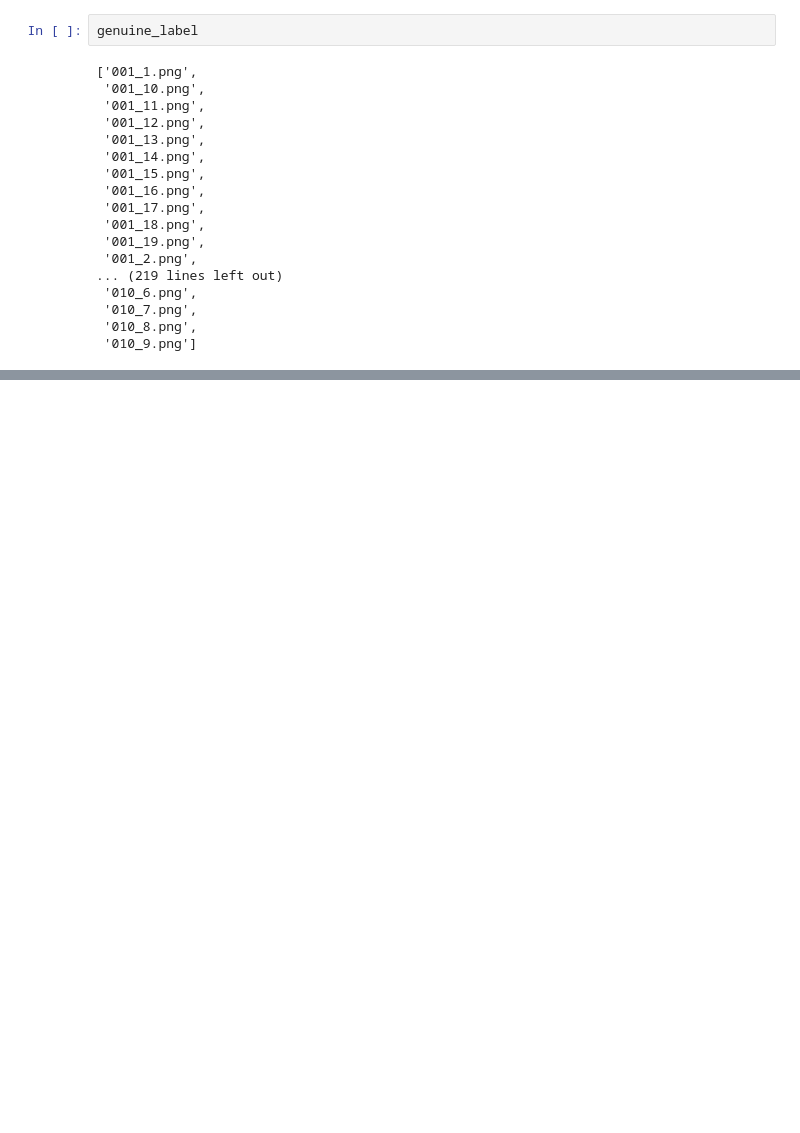
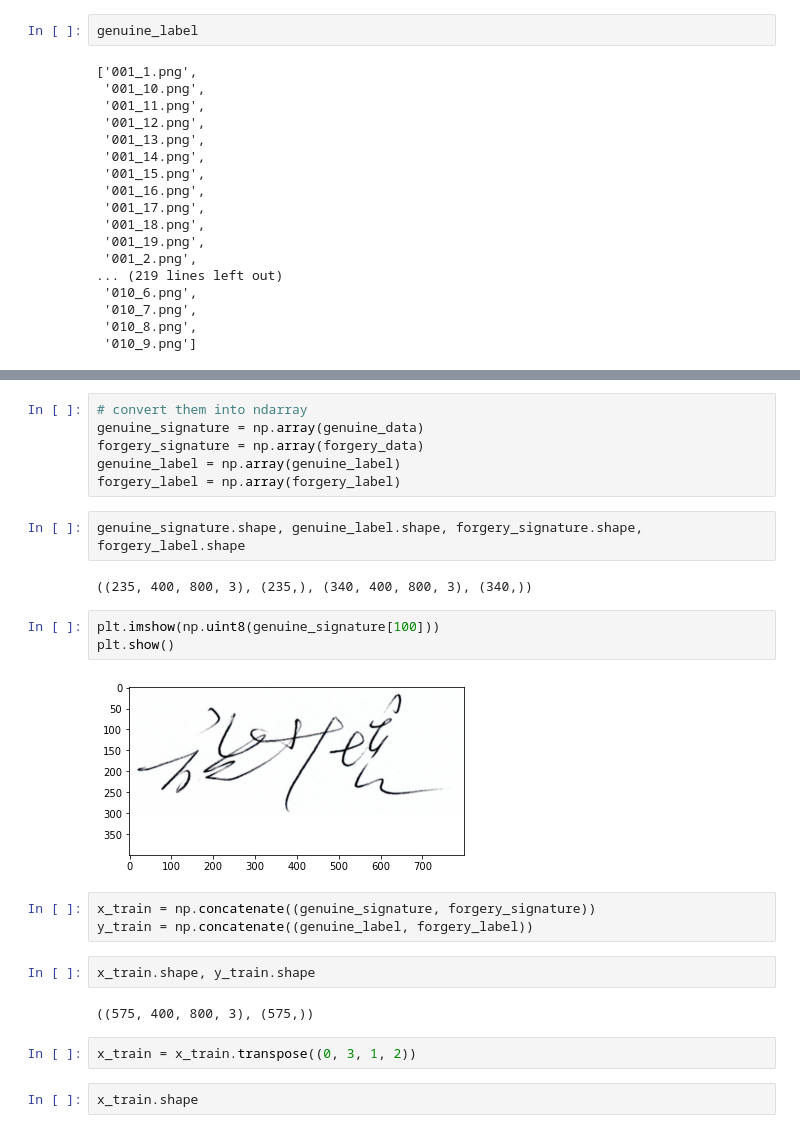
Before and after one commit to ghPRao/fraud_verification, a Jupyter notebook: notebooks/signature_verify.ipynb, the cells around one changed output, grey strips where cells are left out. Drawn from its saved outputs; the diff is of its cells as text; blank space fills up the shorter version.

```diff
--- a/notebooks/signature_verify.ipynb
+++ b/notebooks/signature_verify.ipynb
@@ -118,0 +189,26 @@ genuine_label
+# %%
+# convert them into ndarray
+genuine_signature = np.array(genuine_data)
+forgery_signature = np.array(forgery_data)
+genuine_label = np.array(genuine_label)
+forgery_label = np.array(forgery_label)
+# %%
+genuine_signature.shape, genuine_label.shape, forgery_signature.shape, forgery_label.shape
+# %% [output]
+((235, 400, 800, 3), (235,), (340, 400, 800, 3), (340,))
+# %%
+plt.imshow(np.uint8(genuine_signature[100]))
+plt.show()
+# %% [output]
+[figure, added]
+# %%
+x_train = np.concatenate((genuine_signature, forgery_signature))
+y_train = np.concatenate((genuine_label, forgery_label))
+# %%
+x_train.shape, y_train.shape
+# %% [output]
+((575, 400, 800, 3), (575,))
+# %%
+x_train = x_train.transpose((0, 3, 1, 2))
+# %%
+x_train.shape
```
Also changed, not shown: parts of 5 cells of this notebook.
